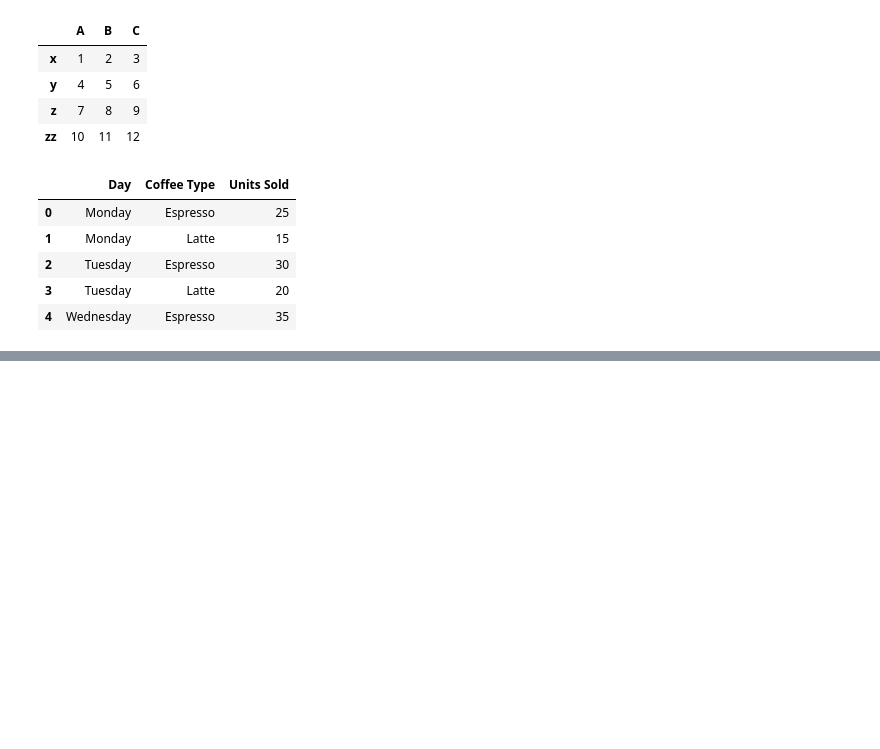
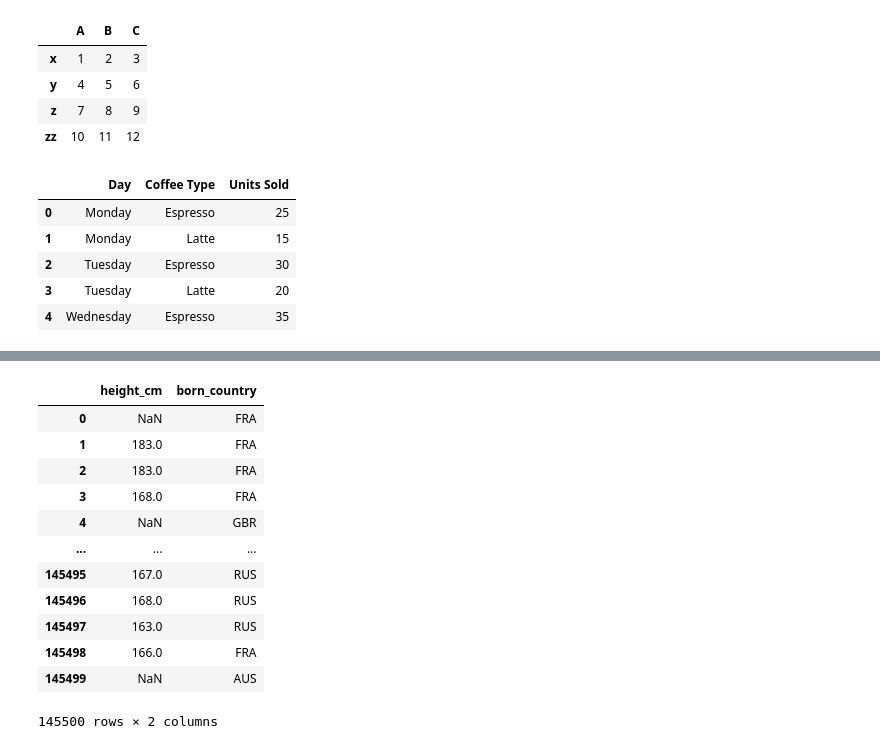
Before and after one commit to hoshinorinn/complete-pandas-tutorial, a Jupyter notebook: pandas_summary.ipynb, the cells around one changed output, grey strips where cells are left out. Saved outputs shown, nothing was run; the diff lists cells and outputs as text; code cells hidden in the pictures; blank space fills up the shorter version.

```diff
--- a/pandas_summary.ipynb
+++ b/pandas_summary.ipynb
@@ -47,0 +123,16 @@ olympics_data.head()
+# %%
+bios[['height_cm', 'born_country']]
+# %% [output]
+|  | height_cm | born_country |
+| 0 | NaN | FRA |
+| 1 | 183.0 | FRA |
+| 2 | 183.0 | FRA |
+| 3 | 168.0 | FRA |
+| 4 | NaN | GBR |
+| ... | ... | ... |
+| 145495 | 167.0 | RUS |
+| 145496 | 168.0 | RUS |
+| 145497 | 163.0 | RUS |
+| 145498 | 166.0 | FRA |
+| 145499 | NaN | AUS |
+145500 rows × 2 columns
```
Also changed, not shown: parts of 9 cells of this notebook, 1 other file.
